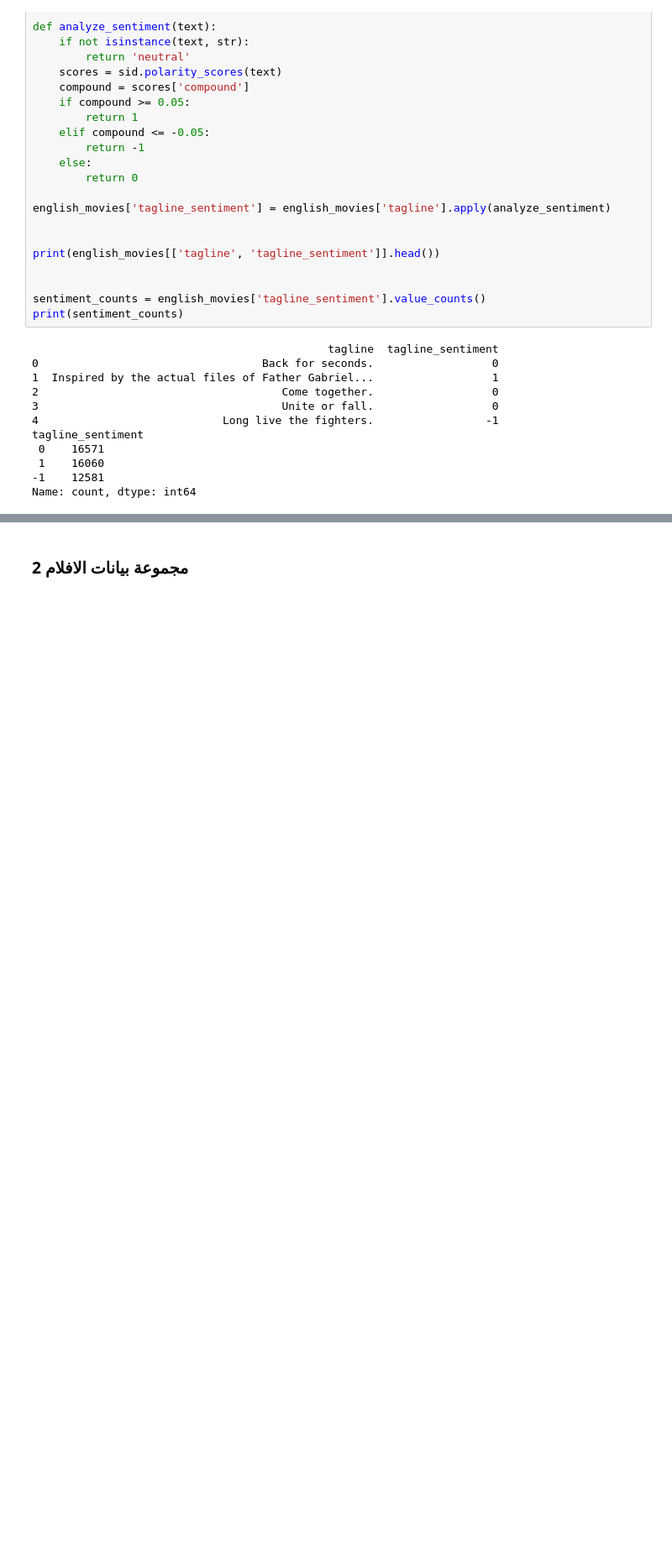
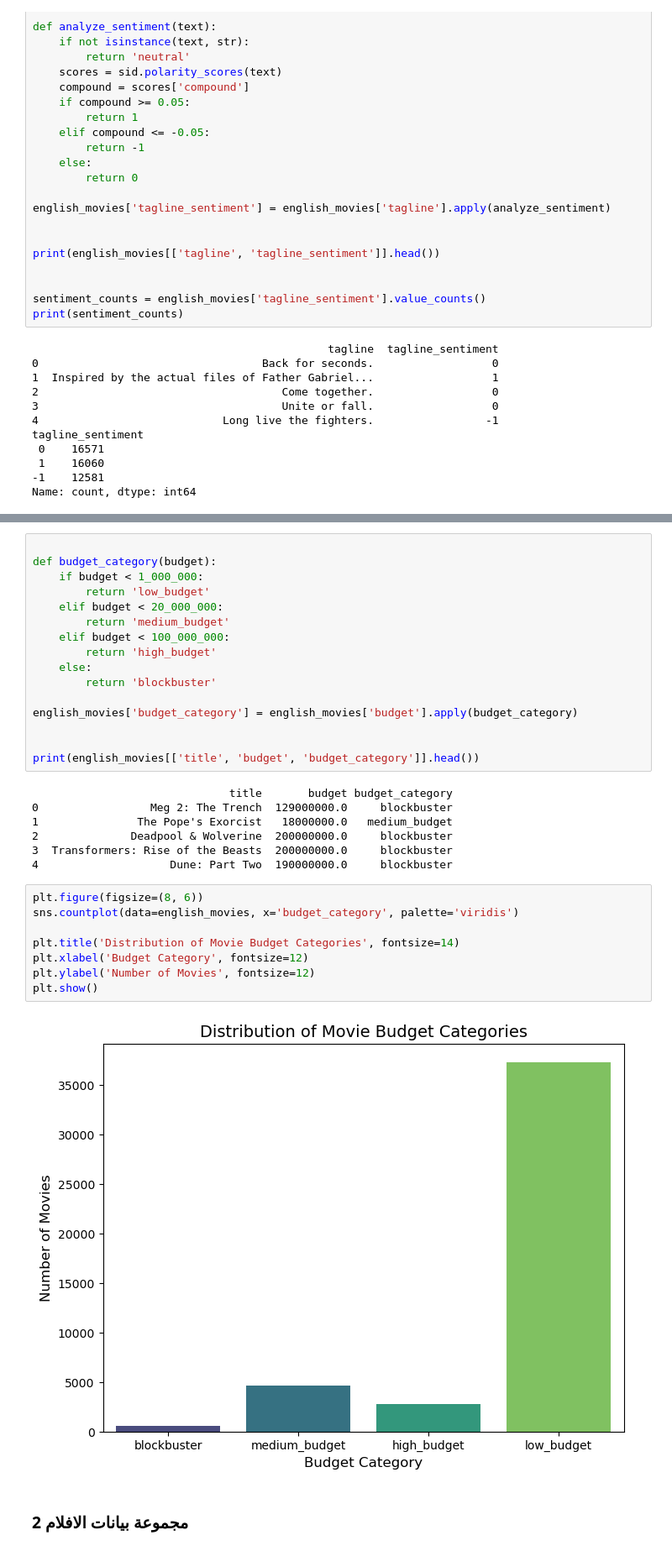
Before and after one commit to Noore573/MovieRevenue, a Jupyter notebook: CombinedNotebook.ipynb, the cells around one changed output, grey strips where cells are left out. Shown at 84% size. Cells and saved outputs as stored; diff of their text form; blank space fills up the shorter version.

```diff
--- a/CombinedNotebook.ipynb
+++ b/CombinedNotebook.ipynb
@@ -820,3 +864,36 @@ Name: count, dtype: int64
+# %%
+
+def budget_category(budget):
+    if budget < 1_000_000:
+        return 'low_budget'
+    elif budget < 20_000_000:
+        return 'medium_budget'
+    elif budget < 100_000_000:
+        return 'high_budget'
+    else:
+        return 'blockbuster'
+
+english_movies['budget_category'] = english_movies['budget'].apply(budget_category)
+
+
+print(english_movies[['title', 'budget', 'budget_category']].head())
+# %% [output]
+                              title       budget budget_category
+0                 Meg 2: The Trench  129000000.0     blockbuster
+1               The Pope's Exorcist   18000000.0   medium_budget
+2              Deadpool & Wolverine  200000000.0     blockbuster
+3  Transformers: Rise of the Beasts  200000000.0     blockbuster
+4                    Dune: Part Two  190000000.0     blockbuster
+# %%
+plt.figure(figsize=(8, 6))
+sns.countplot(data=english_movies, x='budget_category', palette='viridis')
+
+plt.title('Distribution of Movie Budget Categories', fontsize=14)
+plt.xlabel('Budget Category', fontsize=12)
+plt.ylabel('Number of Movies', fontsize=12)
+plt.show()
+# %% [output]
+[figure, added]
 # %% [markdown]
 ### مجموعة بيانات الافلام 2
 # %%
```
Also changed, not shown: parts of 78 cells of this notebook.
